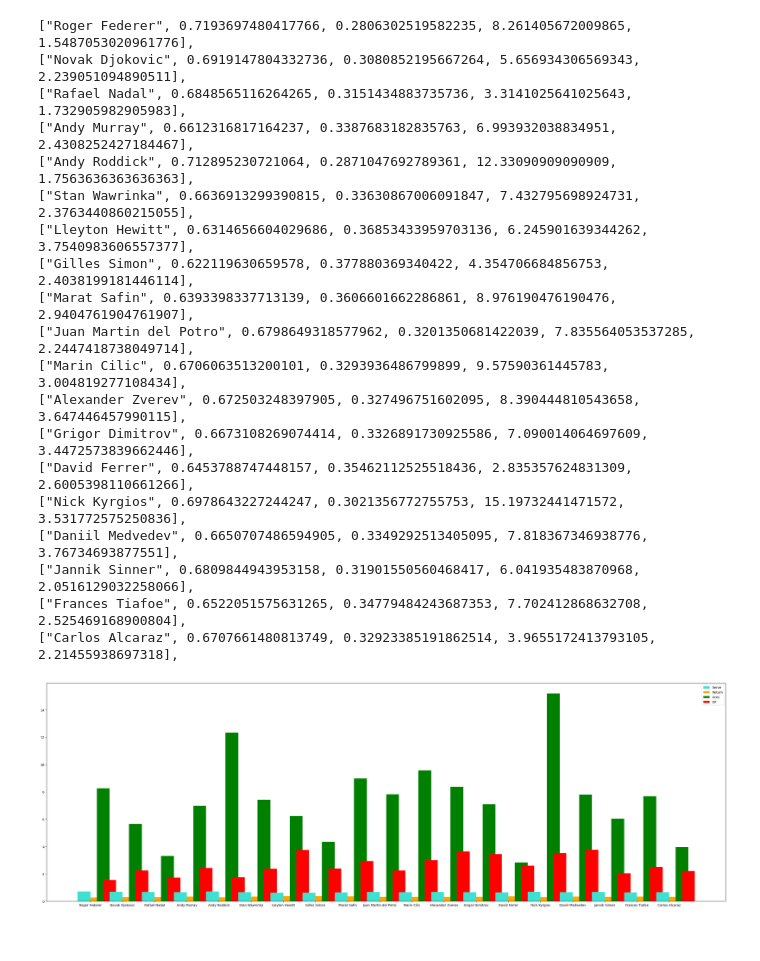
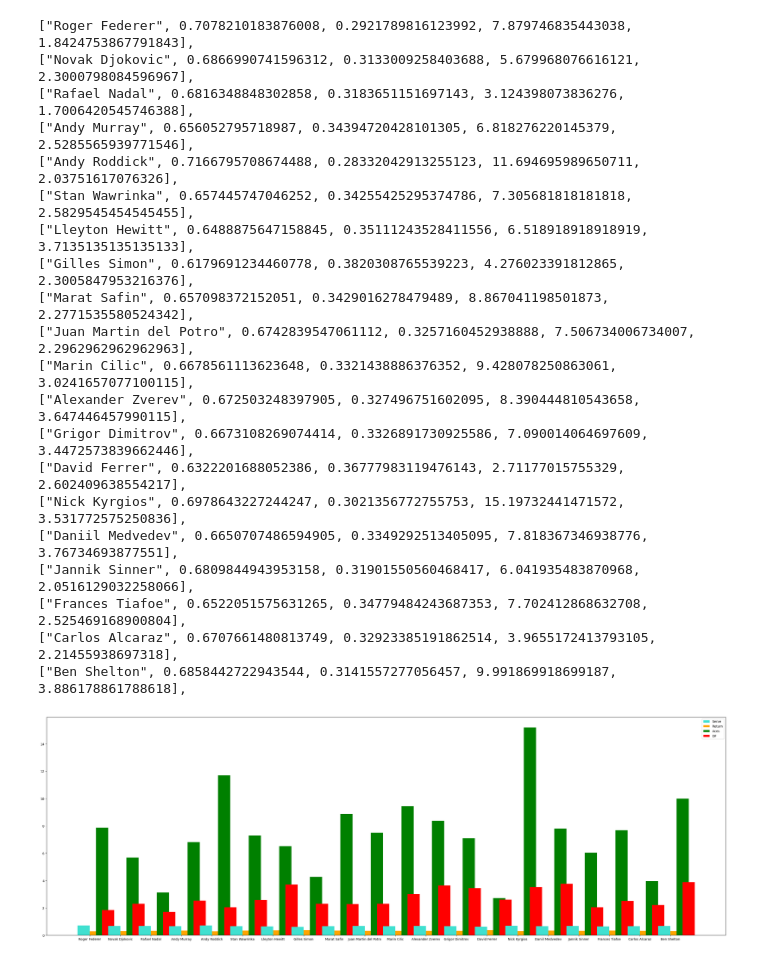
Before and after one commit to Vkutti/tennis-labs, a Jupyter notebook: get_data.ipynb, the cells around one changed output. Drawn from its saved outputs; the diff is of its cells as text; code cells hidden in the pictures.

Commit message:
added data, now from 2000-2024, added ben shelton into players

```diff
--- a/get_data.ipynb
+++ b/get_data.ipynb
@@ -26,7 +26,8 @@ players = ["Roger Federer",
            "Daniil Medvedev",
            "Jannik Sinner",
            "Frances Tiafoe",
-           "Carlos Alcaraz"
+           "Carlos Alcaraz",
+           "Ben Shelton"
 ]
 
 w_all_data = []
@@ -87,43 +88,44 @@ for i in total_all_data:
 plt.figure(figsize=(30, 10))
 
 for idx, (player, vals) in enumerate(total_all_data_dict.items()):
     serve_vals = vals["serve"]
     return_vals = vals["return"]
     aces_vals = vals["aces"]
     df_vals = vals["df"]
     if serve_vals and return_vals:
         avg_serve = sum(serve_vals) / len(serve_vals)
         avg_return = sum(return_vals) / len(return_vals)
         avg_aces = sum(aces_vals) / len(aces_vals)
         avg_df = sum(df_vals) / len(df_vals)
         print(f'["{player}", {avg_serve}, {avg_return}, {avg_aces}, {avg_df}],')
         plt.bar(idx - 0.2, avg_serve, width=0.4, label='Serve' if idx == 0 else "", color='turquoise')
         plt.bar(idx + 0.2, avg_return, width=0.4, label='Return' if idx == 0 else "", color='orange')
         plt.bar(idx + 0.4, avg_aces, width=0.4, label='Aces' if idx == 0 else "", color='green')
         plt.bar(idx + 0.6, avg_df, width=0.4, label='DF' if idx == 0 else "", color='red')
 
 plt.xticks(range(len(players)), players)
 plt.legend()
 plt.tight_layout()
 plt.show()
 # %% [output]
-["Roger Federer", 0.7193697480417766, 0.2806302519582235, 8.261405672009865, 1.5487053020961776],
-["Novak Djokovic", 0.6919147804332736, 0.3080852195667264, 5.656934306569343, 2.239051094890511],
-["Rafael Nadal", 0.6848565116264265, 0.3151434883735736, 3.3141025641025643, 1.732905982905983],
-["Andy Murray", 0.6612316817164237, 0.3387683182835763, 6.993932038834951, 2.4308252427184467],
-["Andy Roddick", 0.712895230721064, 0.2871047692789361, 12.33090909090909, 1.7563636363636363],
-["Stan Wawrinka", 0.6636913299390815, 0.33630867006091847, 7.432795698924731, 2.3763440860215055],
-["Lleyton Hewitt", 0.6314656604029686, 0.36853433959703136, 6.245901639344262, 3.7540983606557377],
-["Gilles Simon", 0.622119630659578, 0.377880369340422, 4.354706684856753, 2.4038199181446114],
-["Marat Safin", 0.6393398337713139, 0.3606601662286861, 8.976190476190476, 2.9404761904761907],
-["Juan Martin del Potro", 0.6798649318577962, 0.3201350681422039, 7.835564053537285, 2.2447418738049714],
-["Marin Cilic", 0.6706063513200101, 0.3293936486799899, 9.57590361445783, 3.004819277108434],
+["Roger Federer", 0.7078210183876008, 0.2921789816123992, 7.879746835443038, 1.8424753867791843],
+["Novak Djokovic", 0.6866990741596312, 0.3133009258403688, 5.679968076616121, 2.3000798084596967],
+["Rafael Nadal", 0.6816348848302858, 0.3183651151697143, 3.124398073836276, 1.7006420545746388],
+["Andy Murray", 0.656052795718987, 0.34394720428101305, 6.818276220145379, 2.5285565939771546],
+["Andy Roddick", 0.7166795708674488, 0.28332042913255123, 11.694695989650711, 2.03751617076326],
+["Stan Wawrinka", 0.657445747046252, 0.34255425295374786, 7.305681818181818, 2.5829545454545455],
+["Lleyton Hewitt", 0.6488875647158845, 0.35111243528411556, 6.518918918918919, 3.7135135135135133],
+["Gilles Simon", 0.6179691234460778, 0.3820308765539223, 4.276023391812865, 2.3005847953216376],
+["Marat Safin", 0.657098372152051, 0.3429016278479489, 8.867041198501873, 2.2771535580524342],
+["Juan Martin del Potro", 0.6742839547061112, 0.3257160452938888, 7.506734006734007, 2.2962962962962963],
+["Marin Cilic", 0.6678561113623648, 0.3321438886376352, 9.428078250863061, 3.0241657077100115],
 ["Alexander Zverev", 0.672503248397905, 0.327496751602095, 8.390444810543658, 3.647446457990115],
 ["Grigor Dimitrov", 0.6673108269074414, 0.3326891730925586, 7.090014064697609, 3.4472573839662446],
-["David Ferrer", 0.6453788747448157, 0.35462112525518436, 2.835357624831309, 2.6005398110661266],
+["David Ferrer", 0.6322201688052386, 0.36777983119476143, 2.71177015755329, 2.602409638554217],
 ["Nick Kyrgios", 0.6978643227244247, 0.3021356772755753, 15.19732441471572, 3.531772575250836],
 ["Daniil Medvedev", 0.6650707486594905, 0.3349292513405095, 7.818367346938776, 3.76734693877551],
 ["Jannik Sinner", 0.6809844943953158, 0.31901550560468417, 6.041935483870968, 2.0516129032258066],
 ["Frances Tiafoe", 0.6522051575631265, 0.34779484243687353, 7.702412868632708, 2.525469168900804],
 ["Carlos Alcaraz", 0.6707661480813749, 0.32923385191862514, 3.9655172413793105, 2.21455938697318],
+["Ben Shelton", 0.6858442722943544, 0.3141557277056457, 9.991869918699187, 3.886178861788618],
-[figure, old version]
+[figure, new version]
```
Also changed, not shown: 4 other files.
